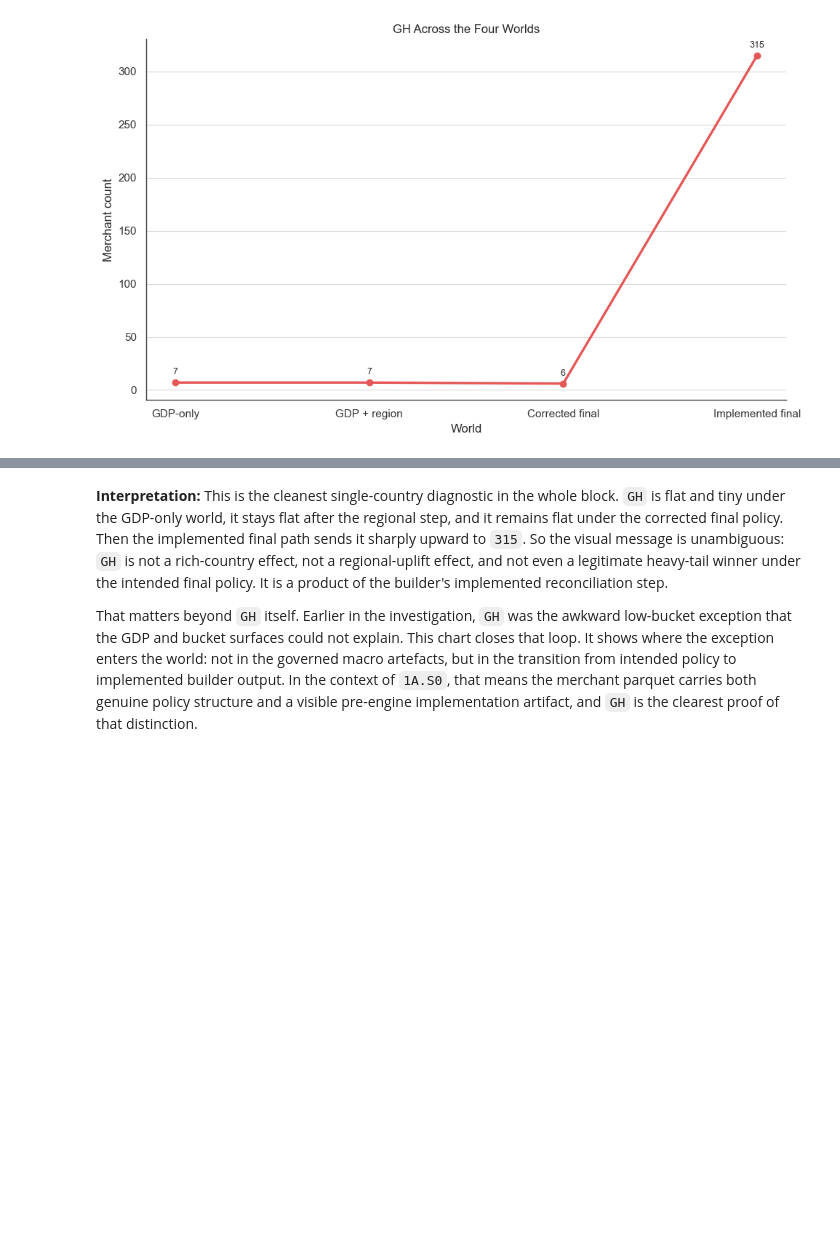
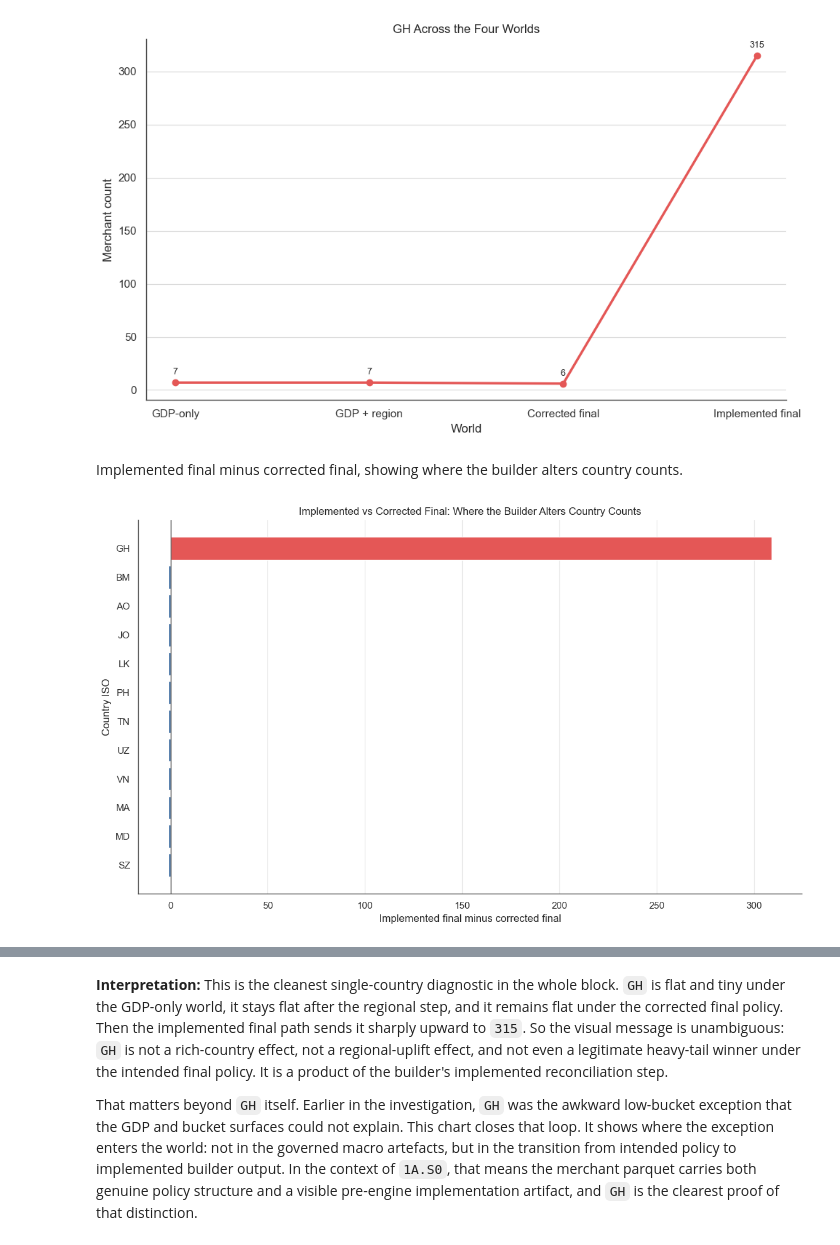
Before and after one commit to EsosaOrumwese/fraud-detection-system, a Jupyter notebook: analysis/dev_full_offline_investigation/00_investigation/notebooks/00_understanding_governed_data_world_p1.ipynb, the cells around one changed output, grey strips where cells are left out. Drawn from its saved outputs; the diff is of its cells as text; code cells hidden in the pictures; blank space fills up the shorter version.

```diff
--- a/analysis/dev_full_offline_investigation/00_investigation/notebooks/00_understanding_governed_data_world_p1.ipynb
+++ b/analysis/dev_full_offline_investigation/00_investigation/notebooks/00_understanding_governed_data_world_p1.ipynb
@@ -1704,3 +1753,25 @@ plt.tight_layout()
 plt.show()
 # %% [output]
 [figure]
+# %% [markdown]
+Implemented final minus corrected final, showing where the builder alters country counts.
+# %%
+# Compare the implemented builder output directly against the corrected final policy to isolate builder-side drift.
+merchant_allocation_artifact_df = merchant_allocation_worlds_df[["iso", "implemented_final_count", "corrected_final_count"]].copy()
+merchant_allocation_artifact_df["artifact_delta"] = merchant_allocation_artifact_df["implemented_final_count"] - merchant_allocation_artifact_df["corrected_final_count"]
+merchant_allocation_artifact_df = merchant_allocation_artifact_df.loc[merchant_allocation_artifact_df["artifact_delta"] != 0].sort_values("artifact_delta", ascending=False)
+merchant_allocation_artifact_display_df = merchant_allocation_artifact_df.head(12).copy()
+
+fig, ax = plt.subplots(figsize=(11.5, 7))
+colors = ["#E45756" if value > 0 else "#4C78A8" for value in merchant_allocation_artifact_display_df["artifact_delta"]]
+ax.barh(merchant_allocation_artifact_display_df["iso"], merchant_allocation_artifact_display_df["artifact_delta"], color=colors)
+ax.axvline(0, color="#444444", linewidth=1.0)
+ax.set_title("Implemented vs Corrected Final: Where the Builder Alters Country Counts")
+ax.set_xlabel("Implemented final minus corrected final")
+ax.set_ylabel("Country ISO")
+style_axes(ax, grid_x=True, grid_y=False)
+ax.invert_yaxis()
+plt.tight_layout()
+plt.show()
+# %% [output]
+[figure, added]
```
Also changed, not shown: parts of 6 cells of this notebook, 14 other files.
